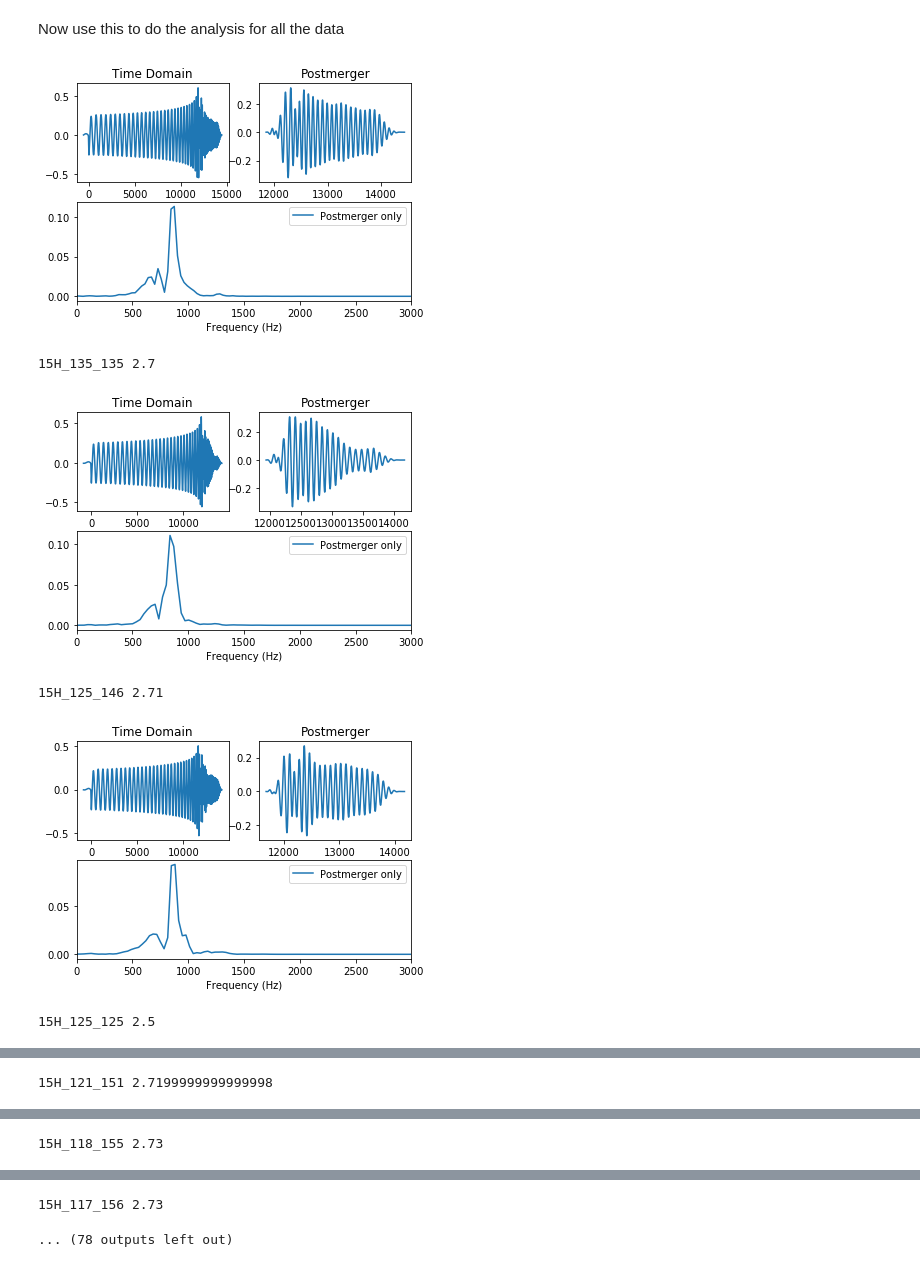
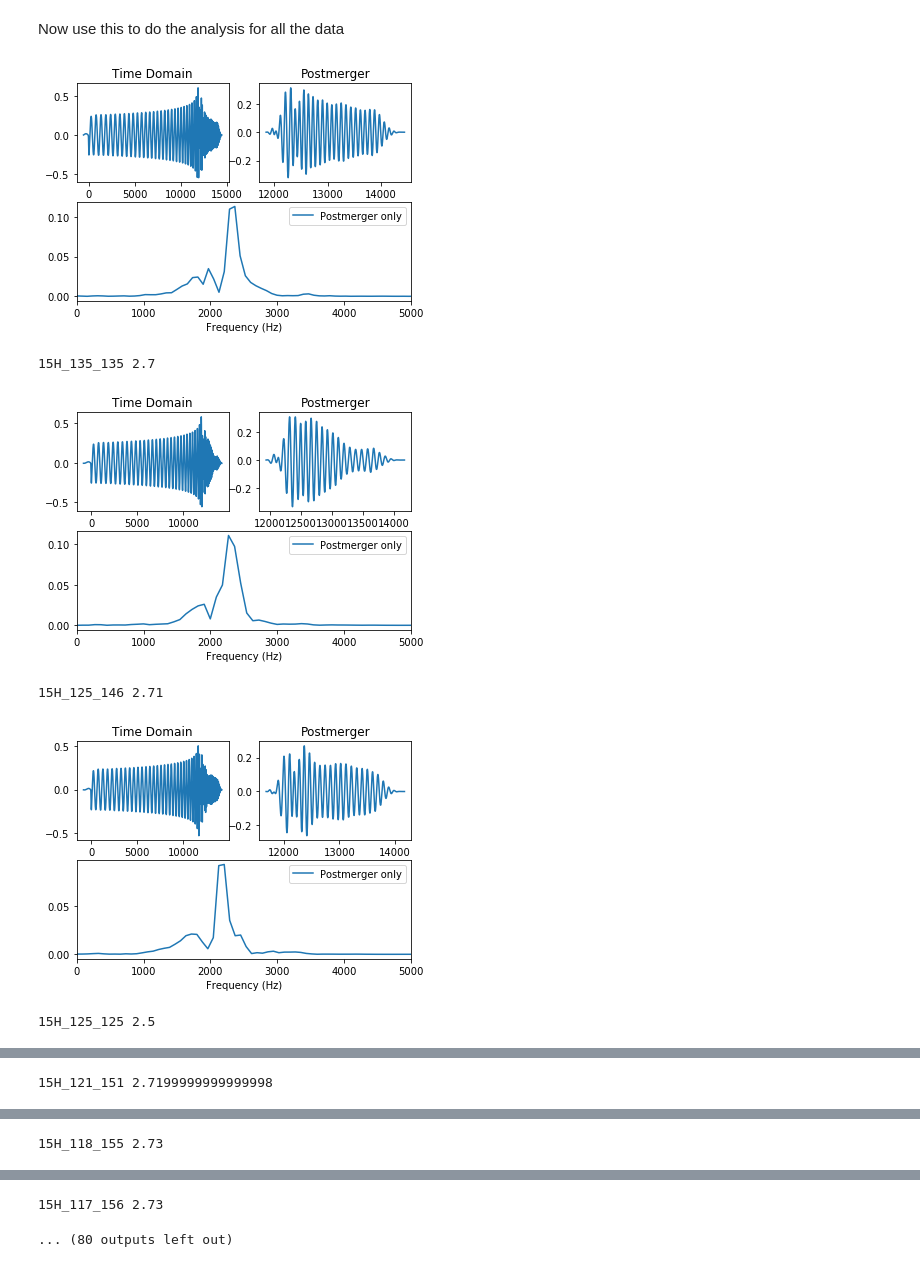
Before and after one commit to johnkou97/sacra, a Jupyter notebook: Plots.ipynb, the cells around one changed output, grey strips where cells are left out. Cells and saved outputs as stored; diff of their text form; code cells hidden in the pictures.

```diff
--- a/Plots.ipynb
+++ b/Plots.ipynb
@@ -22,7 +22,7 @@ def fre_do(x,y,mass):
     if (N % 2) == 1:
         N=N+1
     T=x[1]-x[0]
-    xf = np.linspace(0.0, 1.0/(2.0*T), int(N/2))/mass
+    xf = np.linspace(0.0, 1.0/(2.0*T), int(N/2))
     fq=fftfreq(len(y))
     mask=fq>=0
     fd=2.0*(fd/N)
@@ -117,6 +117,7 @@ MASS=['135_135','125_146','125_125','121_151','118_155','117_156','116_158','112
 for eos in EOS:
     if eos!='SFHo':
         for mas in MASS:
+
             f=open('data/'+eos+'_'+mas,'r')
             lines=f.readlines()
             result1=[]
@@ -124,37 +125,73 @@ for eos in EOS:
             for x in lines:
                 for i in range(len(x.split(' '))):
                     if x.split(' ')[i]!='':
                         result1.append(x.split(' ')[i])
                         for j in range(i+1,len(x.split(' '))):
                             if x.split(' ')[j]!='':
                                 result2.append(x.split(' ')[j])
                                 break
                         break
 
             time=np.zeros(len(result1))
             strain=np.zeros(len(result1))
             for i in range(len(result1)):
                 time[i]=float(result1[i])
                 strain[i]=float(result2[i])
             mastot=float(mas.split('_')[0])/100+float(mas.split('_')[1])/100
             freq2,amp2,tim,post=analyze(strain,time,mastot)
             plt.subplot(212)
             plt.plot((freq2*Frequency),amp2)
-            plt.xlim(0,3000)
+            plt.xlim(0,5000)
             plt.xlabel('Frequency (Hz)')
             plt.legend(['Postmerger only'])
             plt.subplot(222)
             plt.plot(tim,post)
             plt.title('Postmerger')
             plt.subplot(221)
             plt.plot(time,strain)
             plt.title('Time Domain')
             plt.show()
             print(eos+'_'+mas,mastot)
+    else:
+            mas=MASS[0]
+            f=open('data/'+eos+'_'+mas,'r')
+            lines=f.readlines()
+            result1=[]
+            result2=[]
+            for x in lines:
+                for i in range(len(x.split(' '))):
+                    if x.split(' ')[i]!='':
+                        result1.append(x.split(' ')[i])
+                        for j in range(i+1,len(x.split(' '))):
+                            if x.split(' ')[j]!='':
+                                result2.append(x.split(' ')[j])
+                                break
+                        break
+
+            time=np.zeros(len(result1))
+            strain=np.zeros(len(result1))
+            for i in range(len(result1)):
+                time[i]=float(result1[i])
+                strain[i]=float(result2[i])
+            mastot=float(mas.split('_')[0])/100+float(mas.split('_')[1])/100
+            freq2,amp2,tim,post=analyze(strain,time,mastot)
+            plt.subplot(212)
+            plt.plot((freq2*Frequency),amp2)
+            plt.xlim(0,5000)
+            plt.xlabel('Frequency (Hz)')
+            plt.legend(['Postmerger only'])
+            plt.subplot(222)
+            plt.plot(tim,post)
+            plt.title('Postmerger')
+            plt.subplot(221)
+            plt.plot(time,strain)
+            plt.title('Time Domain')
+            plt.show()
+            print(eos+'_'+mas,mastot)
 # %% [output]
-[figure, old version]
+[figure, new version]
 15H_135_135 2.7
-[figure, old version]
+[figure, new version]
 15H_125_146 2.71
-[figure, old version]
+[figure, new version]
 15H_125_125 2.5
@@ -166,2 +203,2 @@ for eos in EOS:
 15H_117_156 2.73
-... (78 outputs left out)
+... (80 outputs left out)
```
Also changed, not shown: parts of 2 cells of this notebook, 47 other files.
